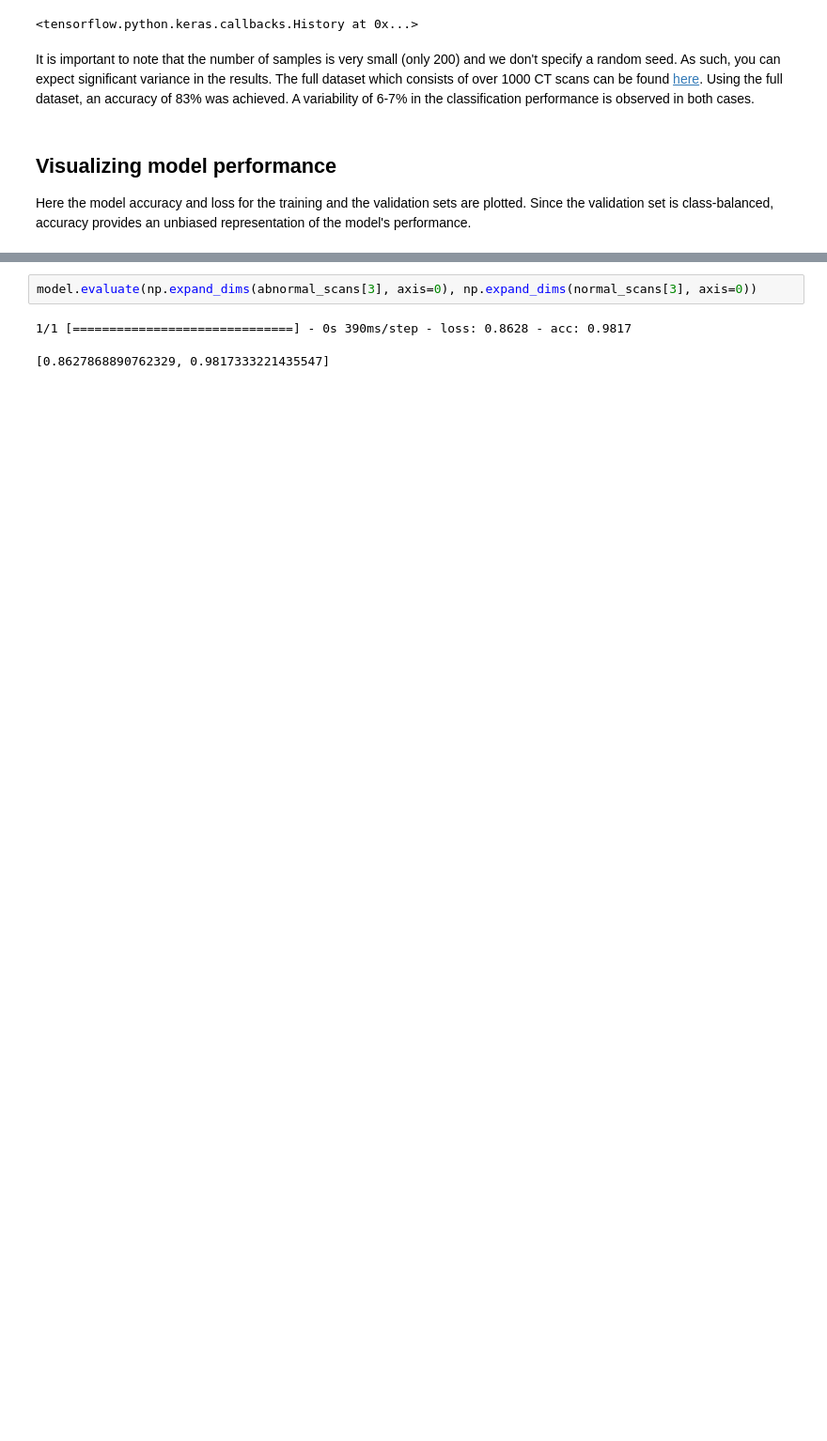
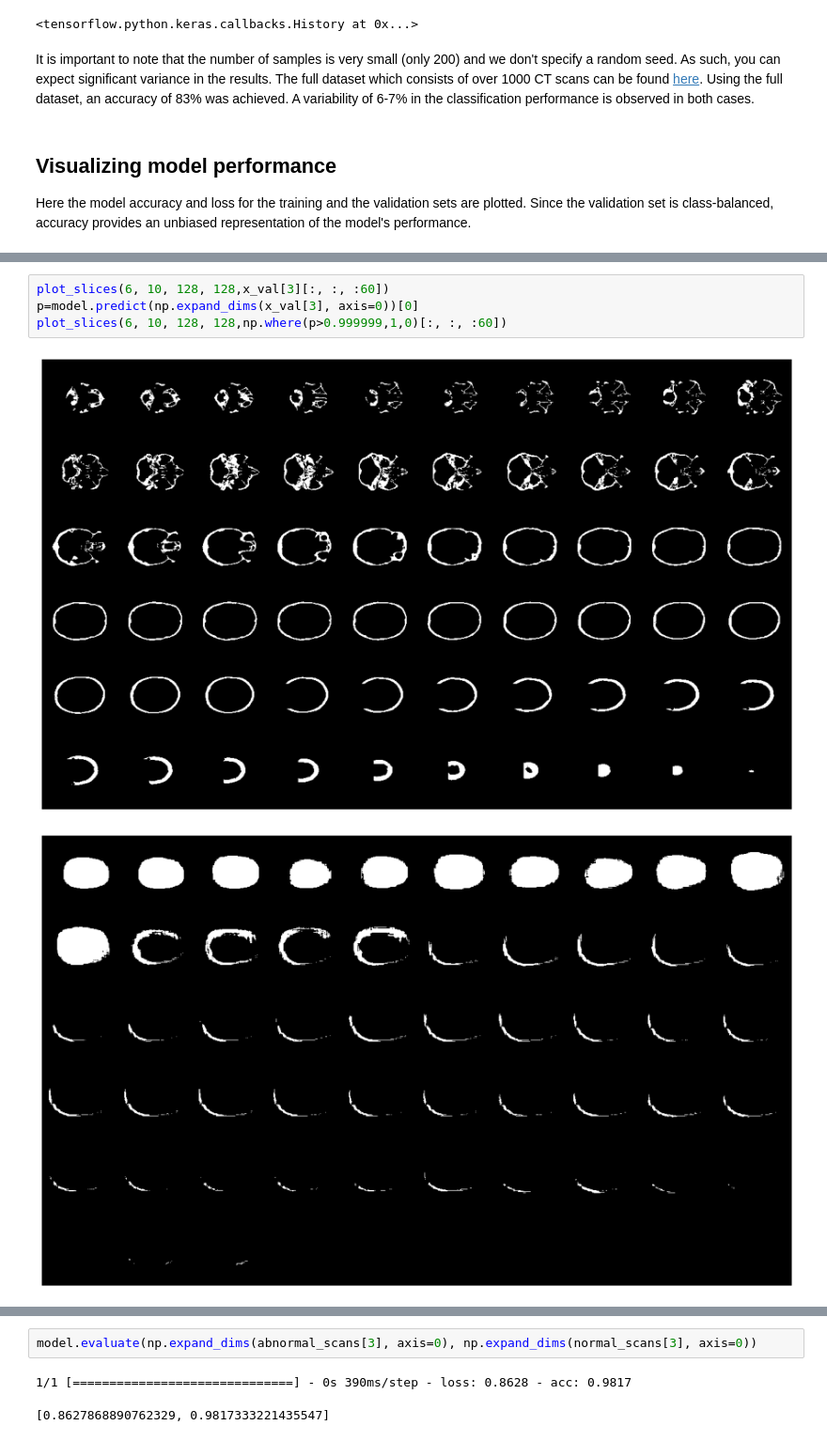
Before and after one commit to JonathanKeav/autoimplant-project, a Jupyter notebook: 3D_implant-generation-skull.ipynb, the cells around one changed output, grey strips where cells are left out. Shown at 94% size. Cells and saved outputs as stored; diff of their text form; blank space fills up the shorter version.

```diff
--- a/3D_implant-generation-skull.ipynb
+++ b/3D_implant-generation-skull.ipynb
@@ -498,0 +679,7 @@ for i, metric in enumerate(["acc", "loss"]):
+# %%
+plot_slices(6, 10, 128, 128,x_val[3][:, :, :60])
+p=model.predict(np.expand_dims(x_val[3], axis=0))[0]
+plot_slices(6, 10, 128, 128,np.where(p>0.999999,1,0)[:, :, :60])
+# %% [output]
+[figure, added]
+[figure, added]
```
Also changed, not shown: parts of 42 cells of this notebook, 1 other file.
